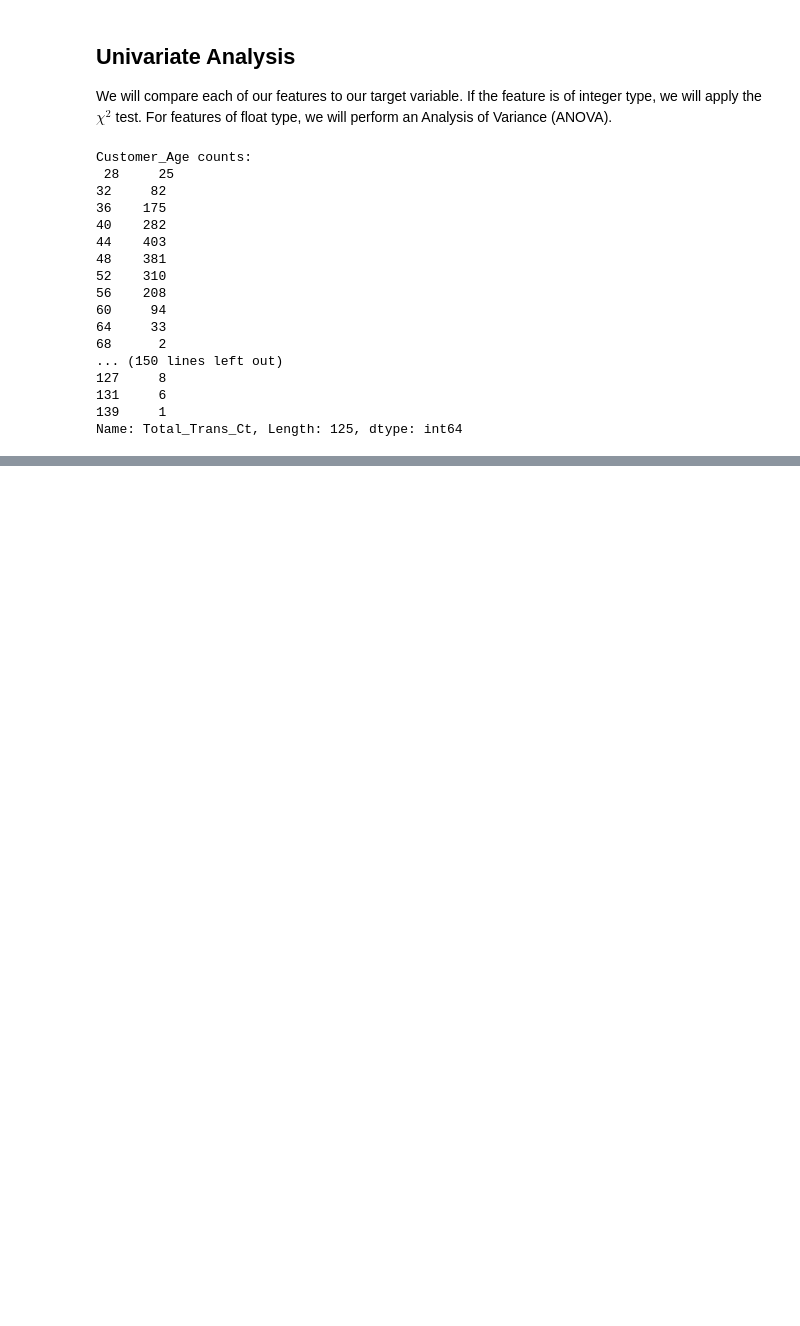
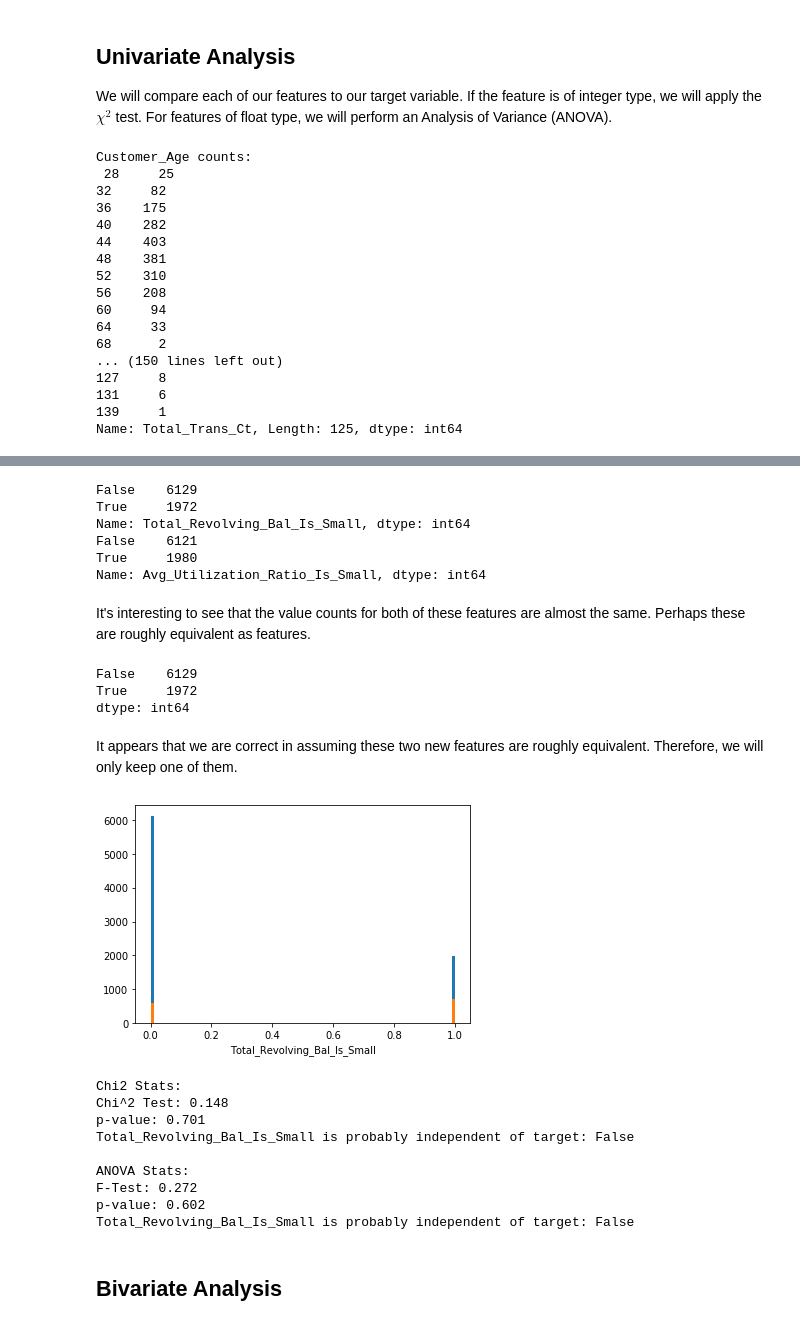
Before and after one commit to functorial/CreditCardCustomers, a Jupyter notebook: CreditCardCustomers.ipynb, the cells around one changed output, grey strips where cells are left out. Drawn from its saved outputs; the diff is of its cells as text; code cells hidden in the pictures; blank space fills up the shorter version.

Commit message:
Finish univariate analysis. Start bivariate analysis.

```diff
--- a/CreditCardCustomers.ipynb
+++ b/CreditCardCustomers.ipynb
@@ -940,0 +631,19 @@ AttributeError: 'Series' object has no attribute 'reshape'
+# %%
+def univariate_summary(feature:str, chi2_stats:dict, anova_stats:dict, alpha:float=0.05):
+    stacked_hist(feature)
+
+    chi2_stat, chi2_p = chi2_stats[feature]
+    chi2_is_ind = chi2_p < alpha
+
+    anova_stat, anova_p = anova_stats[feature]
+    anova_is_ind = anova_p < alpha
+
+    print('Chi2 Stats:')
+    print(f'Chi^2 Test: {chi2_stat:.3f}')
+    print(f'p-value: {chi2_p:.3f}')
+    print(f'{feature} is probably independent of target: {chi2_is_ind}\n')
+
+    print('ANOVA Stats:')
+    print(f'F-Test: {anova_stat:.3f}')
+    print(f'p-value: {anova_p:.3f}')
+    print(f'{feature} is probably independent of target: {anova_is_ind}')
@@ -940,0 +934,50 @@ AttributeError: 'Series' object has no attribute 'reshape'
+# %%
+train_X['Total_Revolving_Bal_Is_Small'] = train_X['Total_Revolving_Bal'] < 50
+test_X['Total_Revolving_Bal_Is_Small'] = train_X['Total_Revolving_Bal'] < 50
+train_df['Total_Revolving_Bal_Is_Small'] = train_df['Total_Revolving_Bal'] < 50
+
+train_X['Avg_Utilization_Ratio_Is_Small'] = train_X['Avg_Utilization_Ratio'] < 0.01
+test_X['Avg_Utilization_Ratio_Is_Small'] = train_X['Avg_Utilization_Ratio'] < 0.01
+train_df['Avg_Utilization_Ratio_Is_Small'] = train_df['Avg_Utilization_Ratio'] < 0.01
+
+print(train_X['Total_Revolving_Bal_Is_Small'].value_counts())
+print(train_X['Avg_Utilization_Ratio_Is_Small'].value_counts())
+# %% [output]
+False    6129
+True     1972
+Name: Total_Revolving_Bal_Is_Small, dtype: int64
+False    6121
+True     1980
+Name: Avg_Utilization_Ratio_Is_Small, dtype: int64
+# %% [markdown]
+It's interesting to see that the value counts for both of these features are almost the same. Perhaps these are roughly equivalent as features.
+# %%
+x = train_X['Total_Revolving_Bal_Is_Small'] & train_X['Avg_Utilization_Ratio_Is_Small']
+x.value_counts()
+# %% [output]
+False    6129
+True     1972
+dtype: int64
+# %% [markdown]
+It appears that we are correct in assuming these two new features are roughly equivalent. Therefore, we will only keep one of them.
+# %%
+train_X.drop(columns=['Total_Revolving_Bal', 'Avg_Utilization_Ratio', 'Avg_Utilization_Ratio_Is_Small'], inplace=True)
+test_X.drop(columns=['Total_Revolving_Bal', 'Avg_Utilization_Ratio', 'Avg_Utilization_Ratio_Is_Small'], inplace=True)
+# %%
+chi2_stats = get_chi2(train_X, train_y)
+anova_stats = get_anova(train_X, train_y)
+# %%
+univariate_summary('Total_Revolving_Bal_Is_Small', chi2_stats=chi2_stats, anova_stats=anova_stats)
+# %% [output]
+[figure, added]
+Chi2 Stats:
+Chi^2 Test: 0.148
+p-value: 0.701
+Total_Revolving_Bal_Is_Small is probably independent of target: False
+
+ANOVA Stats:
+F-Test: 0.272
+p-value: 0.602
+Total_Revolving_Bal_Is_Small is probably independent of target: False
+# %% [markdown]
+## Bivariate Analysis
```
Also changed, not shown: parts of 48 cells of this notebook.
